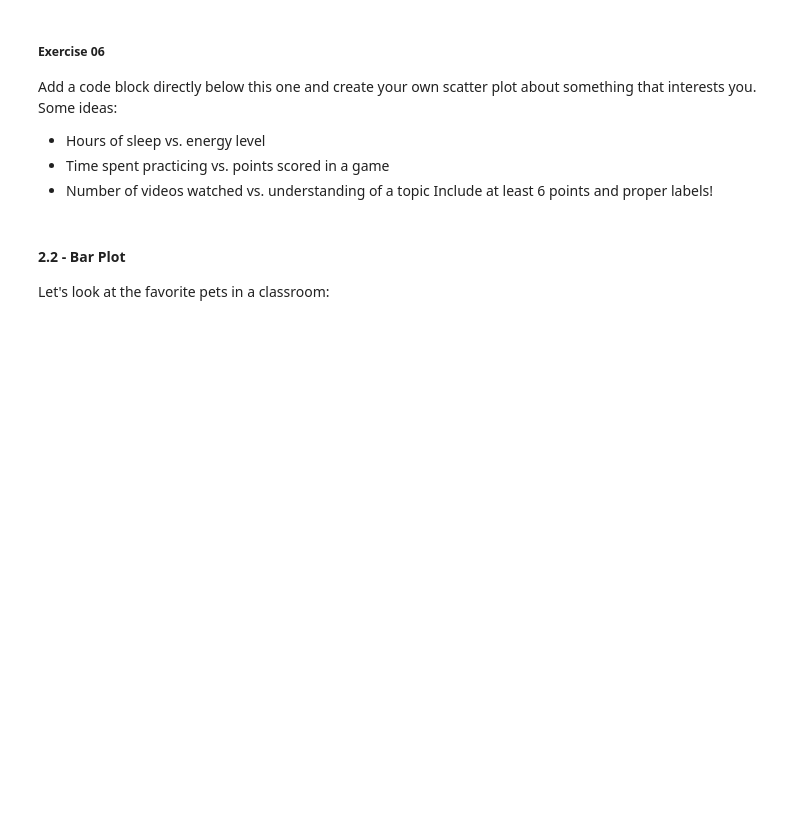
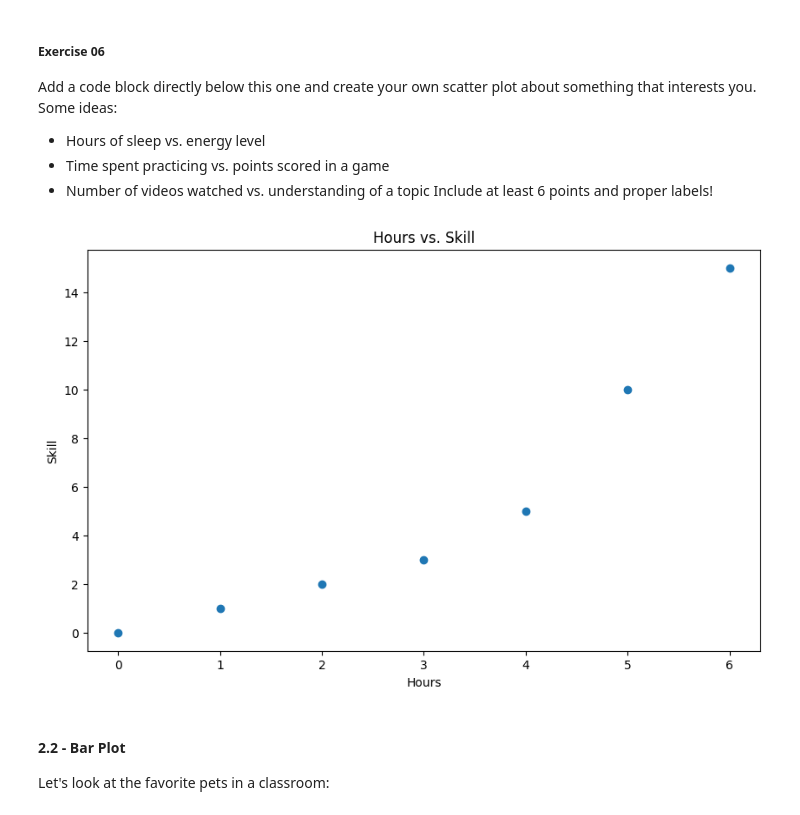
Before and after one commit to itsasamantha/unit-3-data-science, a Jupyter notebook: 00_intro.ipynb, the cells around one changed output. Drawn from its saved outputs; the diff is of its cells as text; code cells hidden in the pictures; blank space fills up the shorter version.

```diff
--- a/00_intro.ipynb
+++ b/00_intro.ipynb
@@ -318,6 +337,18 @@ Add a code block directly below this one and create your own scatter plot about
 - Time spent practicing vs. points scored in a game
 - Number of videos watched vs. understanding of a topic
 Include at least 6 points and proper labels!
+# %%
+hours_spent = [0,1,2,3,4,5,6]
+skill = [0,1,2,3,5,10,15]
+
+plt.figure(figsize=(10, 6))
+plt.scatter(hours_spent, skill)
+plt.title('Hours vs. Skill')
+plt.xlabel('Hours')
+plt.ylabel('Skill')
+plt.show()
+# %% [output]
+[figure, added]
 # %% [markdown]
 #### 2.2 - Bar Plot
 Let's look at the favorite pets in a classroom:
```
Also changed, not shown: parts of 13 cells of this notebook.
